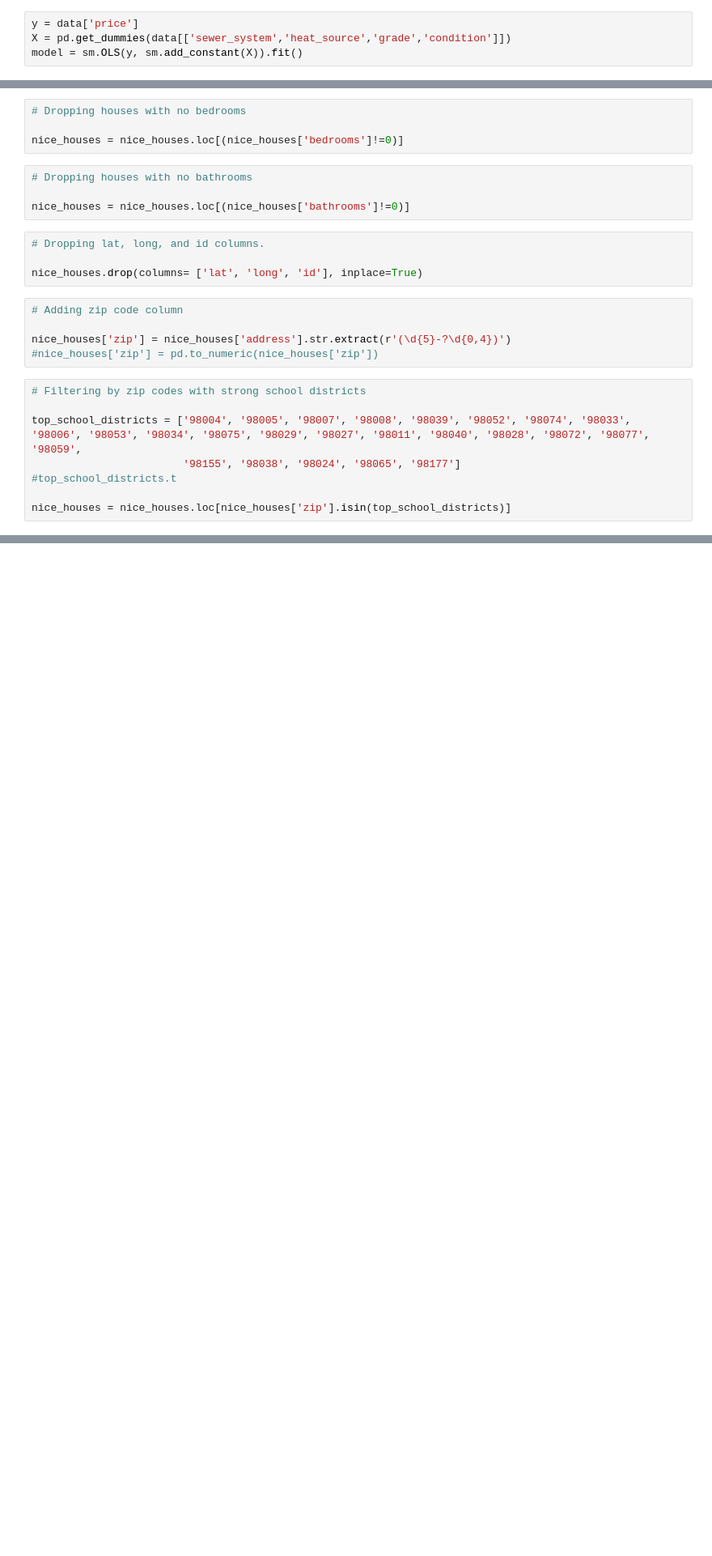
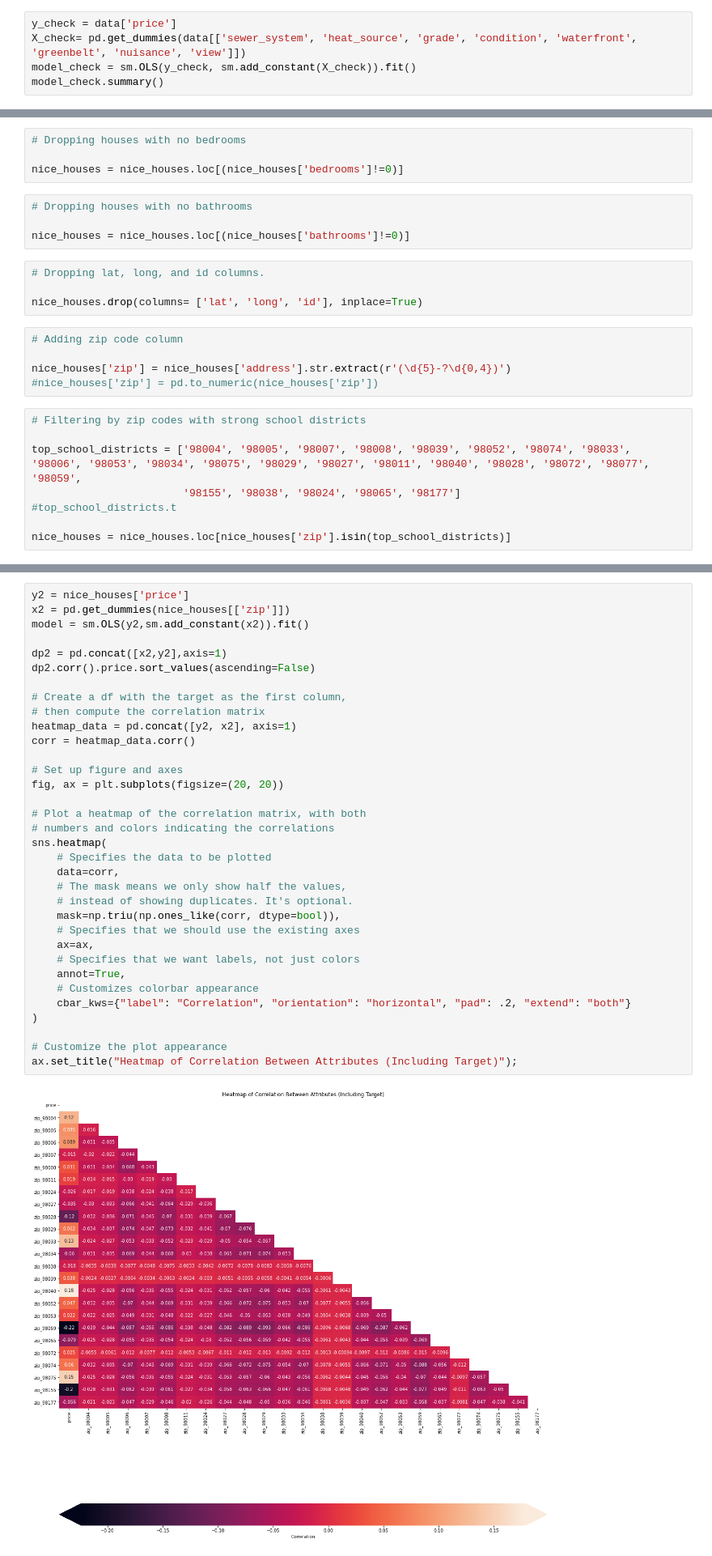
Before and after one commit to parkerdeshazo/Phase-2-Project, a Jupyter notebook: Working_Notebook.ipynb, the cells around one changed output, grey strips where cells are left out. Shown at 81% size. Drawn from its saved outputs; the diff is of its cells as text; blank space fills up the shorter version.

```diff
--- a/Working_Notebook.ipynb
+++ b/Working_Notebook.ipynb
@@ -13,4 +66,5 @@ data=pd.read_csv('data/kc_house_data.csv')
 # %%
-y = data['price']
-X = pd.get_dummies(data[['sewer_system','heat_source','grade','condition']])
-model = sm.OLS(y, sm.add_constant(X)).fit()
+y_check = data['price']
+X_check= pd.get_dummies(data[['sewer_system', 'heat_source', 'grade', 'condition', 'waterfront', 'greenbelt', 'nuisance', 'view']])
+model_check = sm.OLS(y_check, sm.add_constant(X_check)).fit()
+model_check.summary()
@@ -123,0 +220,36 @@ nice_houses.head(3)
+# %%
+y2 = nice_houses['price']
+x2 = pd.get_dummies(nice_houses[['zip']])
+model = sm.OLS(y2,sm.add_constant(x2)).fit()
+
+dp2 = pd.concat([x2,y2],axis=1)
+dp2.corr().price.sort_values(ascending=False)
+
+# Create a df with the target as the first column,
+# then compute the correlation matrix
+heatmap_data = pd.concat([y2, x2], axis=1)
+corr = heatmap_data.corr()
+
+# Set up figure and axes
+fig, ax = plt.subplots(figsize=(20, 20))
+
+# Plot a heatmap of the correlation matrix, with both
+# numbers and colors indicating the correlations
+sns.heatmap(
+    # Specifies the data to be plotted
+    data=corr,
+    # The mask means we only show half the values,
+    # instead of showing duplicates. It's optional.
+    mask=np.triu(np.ones_like(corr, dtype=bool)),
+    # Specifies that we should use the existing axes
+    ax=ax,
+    # Specifies that we want labels, not just colors
+    annot=True,
+    # Customizes colorbar appearance
+    cbar_kws={"label": "Correlation", "orientation": "horizontal", "pad": .2, "extend": "both"}
+)
+
+# Customize the plot appearance
+ax.set_title("Heatmap of Correlation Between Attributes (Including Target)");
+# %% [output]
+[figure, added]
```
Also changed, not shown: parts of 33 cells of this notebook.
